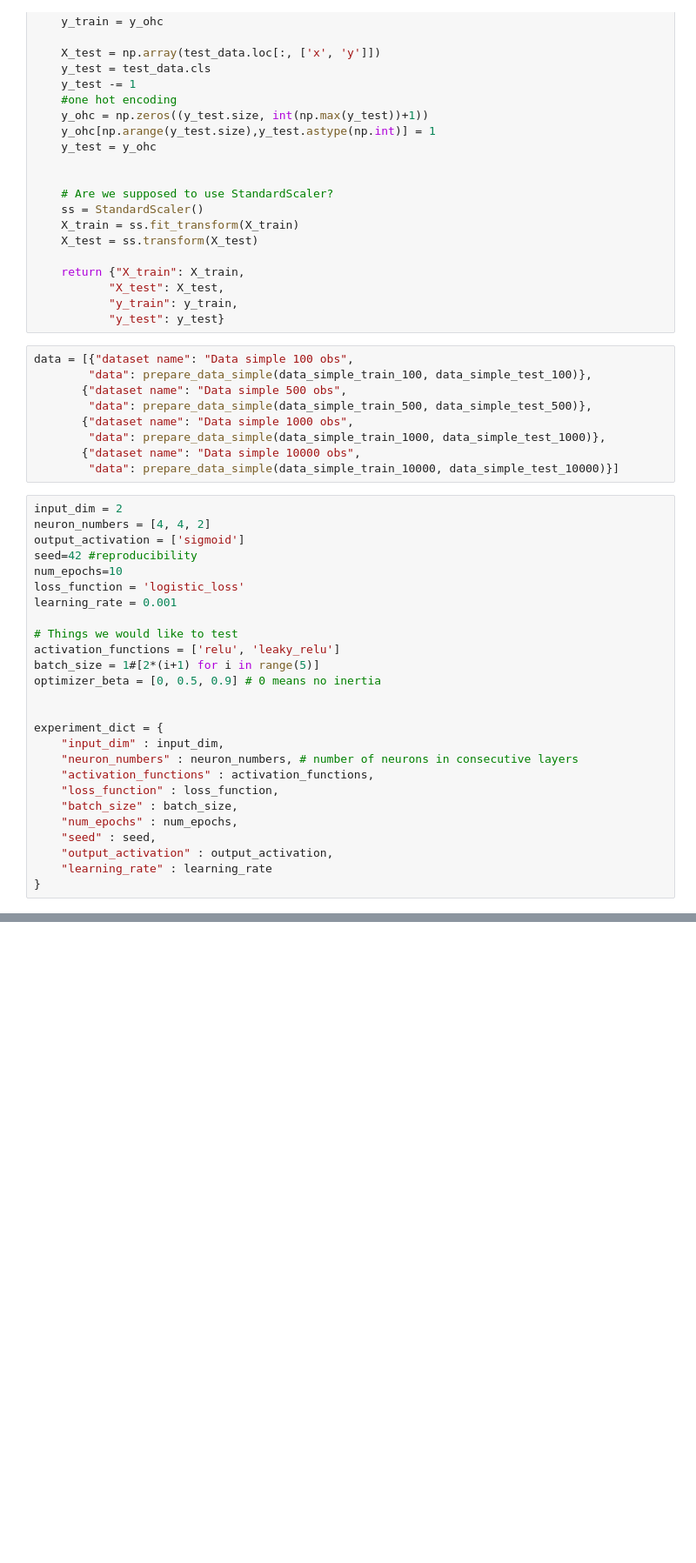
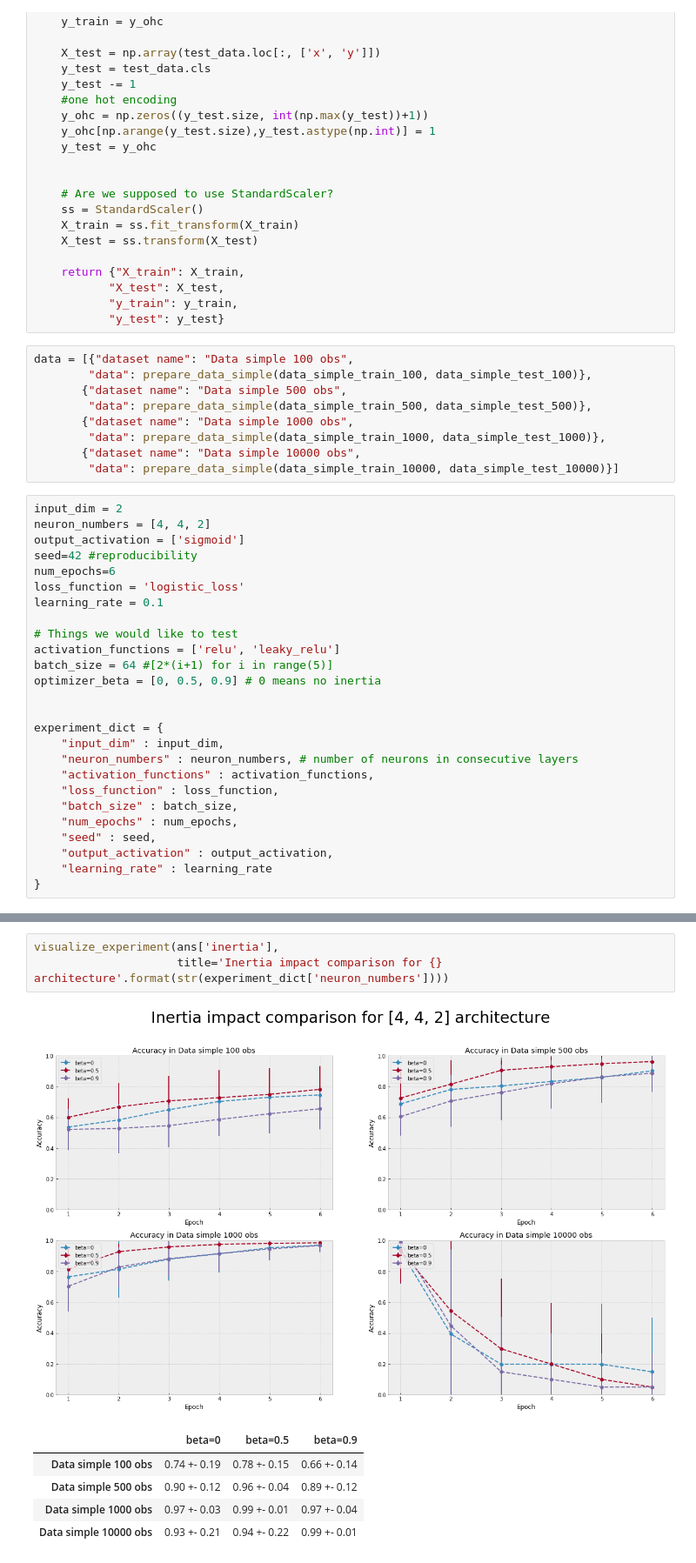
Before and after one commit to krzysztofspalinski/deep-learning-methods, a Jupyter notebook: report_experiments.ipynb, the cells around one changed output, grey strips where cells are left out. Shown: that part at 87% size. Saved outputs shown, nothing was run; the diff lists cells and outputs as text; blank space fills up the shorter version.

```diff
--- a/report_experiments.ipynb
+++ b/report_experiments.ipynb
@@ -64,13 +64,13 @@ input_dim = 2
 neuron_numbers = [4, 4, 2]
 output_activation = ['sigmoid']
 seed=42 #reproducibility
-num_epochs=10
+num_epochs=6
 loss_function = 'logistic_loss'
-learning_rate = 0.001
+learning_rate = 0.1
 
 # Things we would like to test
 activation_functions = ['relu', 'leaky_relu']
-batch_size = 1#[2*(i+1) for i in range(5)]
+batch_size = 64 #[2*(i+1) for i in range(5)]
 optimizer_beta = [0, 0.5, 0.9] # 0 means no inertia
 
 
@@ -334,0 +384,10 @@ visualize_experiment(ans['activation_function'],
+# %%
+visualize_experiment(ans['inertia'],
+                     title='Inertia impact comparison for {} architecture'.format(str(experiment_dict['neuron_numbers'])))
+# %% [output]
+[figure, added]
+|  | beta=0 | beta=0.5 | beta=0.9 |
+| Data simple 100 obs | 0.74 +- 0.19 | 0.78 +- 0.15 | 0.66 +- 0.14 |
+| Data simple 500 obs | 0.90 +- 0.12 | 0.96 +- 0.04 | 0.89 +- 0.12 |
+| Data simple 1000 obs | 0.97 +- 0.03 | 0.99 +- 0.01 | 0.97 +- 0.04 |
+| Data simple 10000 obs | 0.93 +- 0.21 | 0.94 +- 0.22 | 0.99 +- 0.01 |
```
Also changed, not shown: parts of 7 cells of this notebook.
